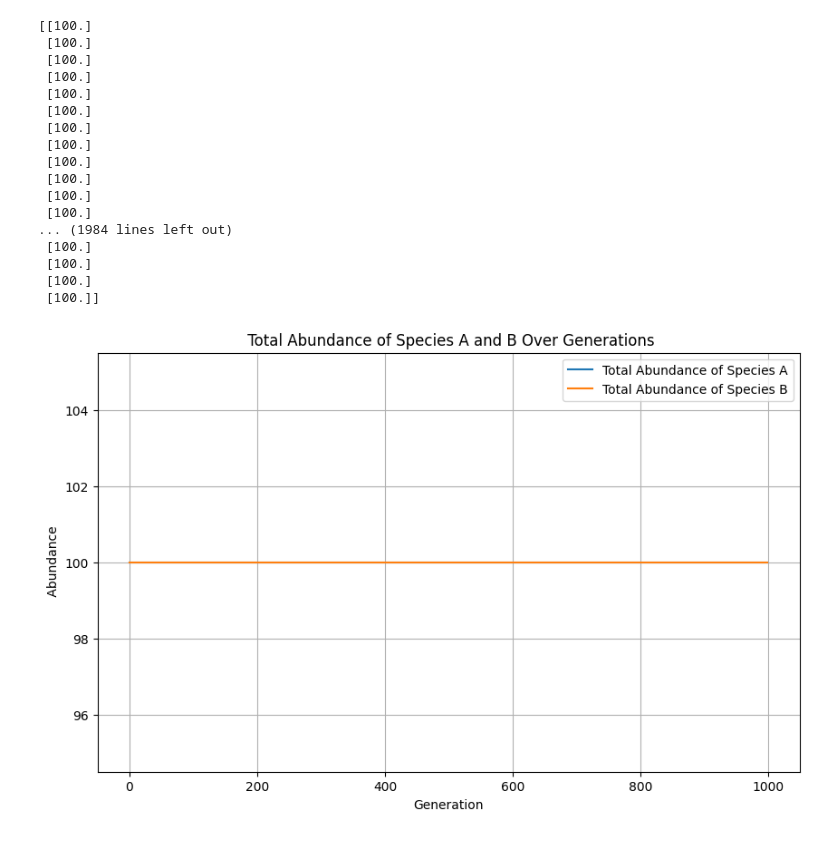
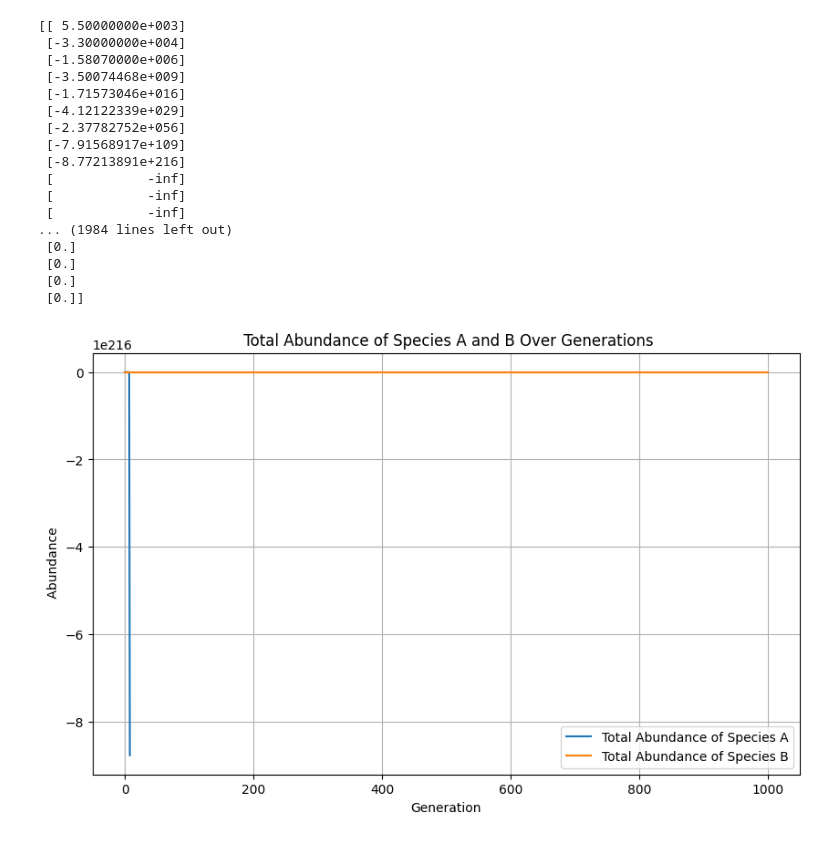
Before and after one commit to Kokkonut-case/Akilan_Reproductive_Interference_Evolution, a Jupyter notebook: spielman_extension.ipynb, the cells around one changed output. Saved outputs shown, nothing was run; the diff lists cells and outputs as text; code cells hidden in the pictures.

```diff
--- a/spielman_extension.ipynb
+++ b/spielman_extension.ipynb
@@ -22,7 +22,7 @@ class SpeciesSimulation:
         self.Fa = np.zeros((generations, demes))
         self.Fb = np.zeros((generations, demes))
         self.Fa[0,0] = initial_population
-        self.Fb[0,demes - 1] = initial_population
+        # self.Fb[0,demes - 1] = initial_population
 
     def satyr_effect(self, Fa_g_c, Fb_g_c, Sa, Sb):
         if Fa_g_c + Fb_g_c * Sa != 0:
@@ -36,6 +36,8 @@ class SpeciesSimulation:
             satyr_B = 1
         return satyr_A, satyr_B
 
+    '''
+
     def population_regulation(self, g, c):
         satyr_A, satyr_B = self.satyr_effect(self.Fa[g, c], self.Fb[g, c], self.Sa, self.Sb)
         population_regulation_A = (self.Ka - self.Fa[g, c] - self.alpha * self.Fb[g, c])/self.Ka
@@ -43,6 +45,21 @@ class SpeciesSimulation:
 
         Fa_next = max(0, self.Fa[g, c]* (1 +  self.Ra * satyr_A * population_regulation_A ))
         Fb_next = max(0, self.Fb[g, c]*(1 +  self.Rb * satyr_B * population_regulation_B))
+
+        return Fa_next, Fb_next
+    '''
+
+    def population_regulation(self, g, c):
+        population_regulation_A = (self.Ka - self.Fa[g, c]) / self.Ka
+        population_regulation_B = (self.Kb - self.Fb[g, c]) / self.Kb
+
+        # Correct the logistic growth calculation
+        Fa_next = self.Fa[g, c] * (1 + self.Ra * population_regulation_A)
+        Fb_next = self.Fb[g, c] * (1 + self.Rb * population_regulation_B)
+
+        # Ensure populations are non-negative, but avoid abrupt drop to zero
+        # Fa_next = max(0, Fa_next)
+        # Fb_next = max(0, Fb_next)
 
         return Fa_next, Fb_next
 
@@ -65,13 +82,13 @@ class SpeciesSimulation:
             Fa_next_after_migration += 0.5 * Ma* self.Fa[g, c + 1]
             Fb_next_after_migration += 0.5 * Mb* self.Fb[g, c + 1]
 
-        return Fa_next, Fb_next
+        return Fa_next_after_migration, Fb_next_after_migration
 
     def run_simulation(self):
         for g in range(self.generations - 1):
             for c in range(self.demes):
                 self.Fa[g + 1, c], self.Fb[g + 1, c] = self.population_regulation(g, c)
-                self.Fa[g + 1, c], self.Fb[g + 1, c] = self.migration(g, c)
+                # self.Fa[g + 1, c], self.Fb[g + 1, c] = self.migration(g, c)
 
 
         print(self.Fa)
@@ -109,50 +126,50 @@ class SpeciesSimulation:
         plt.subplot(1, 2, 2)
         plt.imshow(self.Fb.T, aspect='auto', origin='lower', vmin=vmin, vmax=vmax)
         plt.colorbar(label='Population of Species B')
         plt.xlabel('Generation')
         plt.ylabel('Deme')
 
         plt.tight_layout()
         plt.show()
 
 # Parameters
-Ra = 2
+Ra = 0.7
 Rb = 0
-Ka = 50
+Ka = 500
 Kb = 5000
 alpha = beta = 0
 Ma = Mb = 0
 Sa = 0
 Sb = 0
-initial_population = 100
+initial_population = 5500
 demes = 1
 generations = 1000
 
 # Create and run the simulation
 simulation = SpeciesSimulation(Ra, Rb, Ka, Kb, alpha, beta, Ma, Mb, Sa, Sb, initial_population, demes, generations)
 simulation.run_simulation()
 
 # Calculate and plot relative abundance
 simulation.plot_total_abundance()
 
 # Plot population dynamics
 # simulation.plot_population_dynamics()
 # %% [output]
-[[100.]
- [100.]
- [100.]
- [100.]
- [100.]
- [100.]
- [100.]
- [100.]
- [100.]
- [100.]
- [100.]
- [100.]
+[[ 5.50000000e+003]
+ [-3.30000000e+004]
+ [-1.58070000e+006]
+ [-3.50074468e+009]
+ [-1.71573046e+016]
+ [-4.12122339e+029]
+ [-2.37782752e+056]
+ [-7.91568917e+109]
+ [-8.77213891e+216]
+ [            -inf]
+ [            -inf]
+ [            -inf]
 ... (1984 lines left out)
- [100.]
- [100.]
- [100.]
- [100.]]
+ [0.]
+ [0.]
+ [0.]
+ [0.]]
-[figure, old version]
+[figure, new version]
```
Also changed, not shown: 2 other files.
